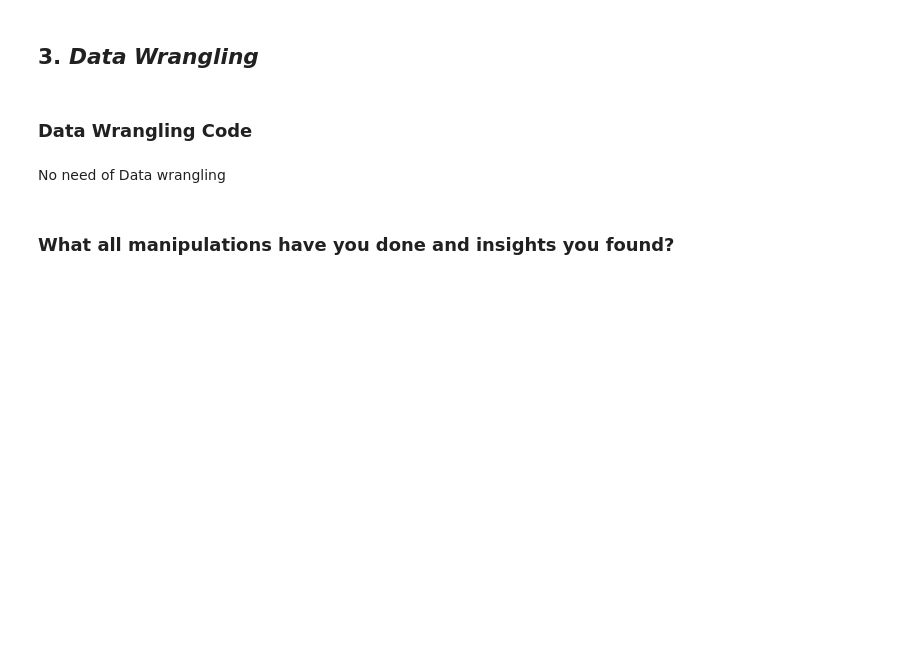
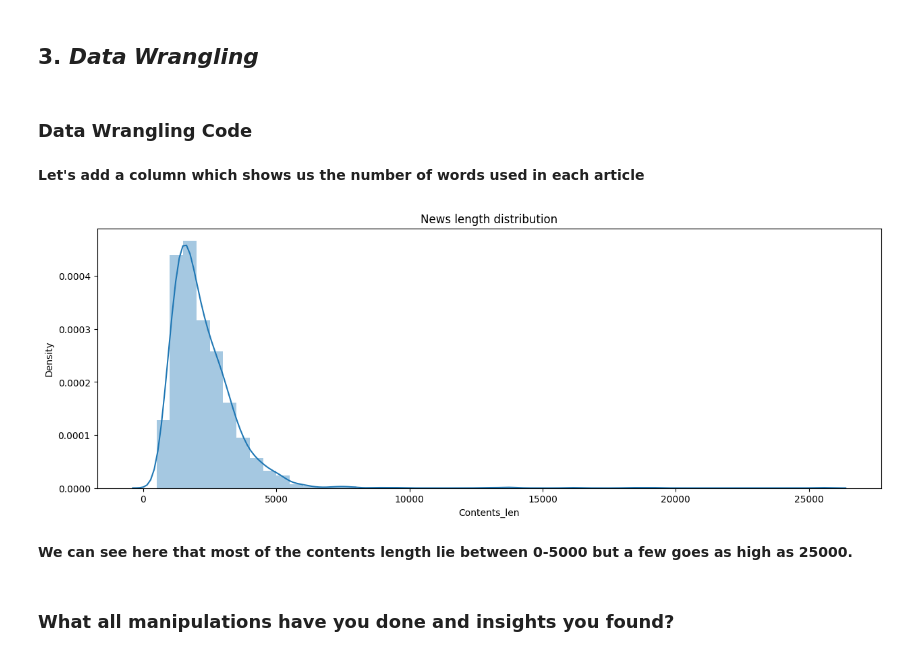
Before and after one commit to AkshayAI007/Topic-modelling-of-news-article-, a Jupyter notebook: Topic_Modelling_on_News_Articles.ipynb, the cells around one changed output. Cells and saved outputs as stored; diff of their text form; code cells hidden in the pictures; blank space fills up the shorter version.

```diff
--- a/Topic_Modelling_on_News_Articles.ipynb
+++ b/Topic_Modelling_on_News_Articles.ipynb
@@ -269,8 +314,17 @@ We have two columns with datatype object -
 ## 3. ***Data Wrangling***
 # %% [markdown]
 ### Data Wrangling Code
-# %% [markdown]
-No need of Data wrangling
+# %% [markdown]
+**Let's add a column which shows us the number of words used in each article**
+# %%
+df['Contents_len'] = df['Contents'].str.len()
+# %%
+plt.figure(figsize=(15, 5))
+sns.distplot(df['Contents_len']).set_title('News length distribution');
+# %% [output]
+[figure, added]
+# %% [markdown]
+**We can see here that most of the contents length lie between 0-5000 but a few goes as high as 25000.**
 # %% [markdown]
 ### What all manipulations have you done and insights you found?
 # %% [markdown]
```
Also changed, not shown: parts of 132 cells of this notebook.
